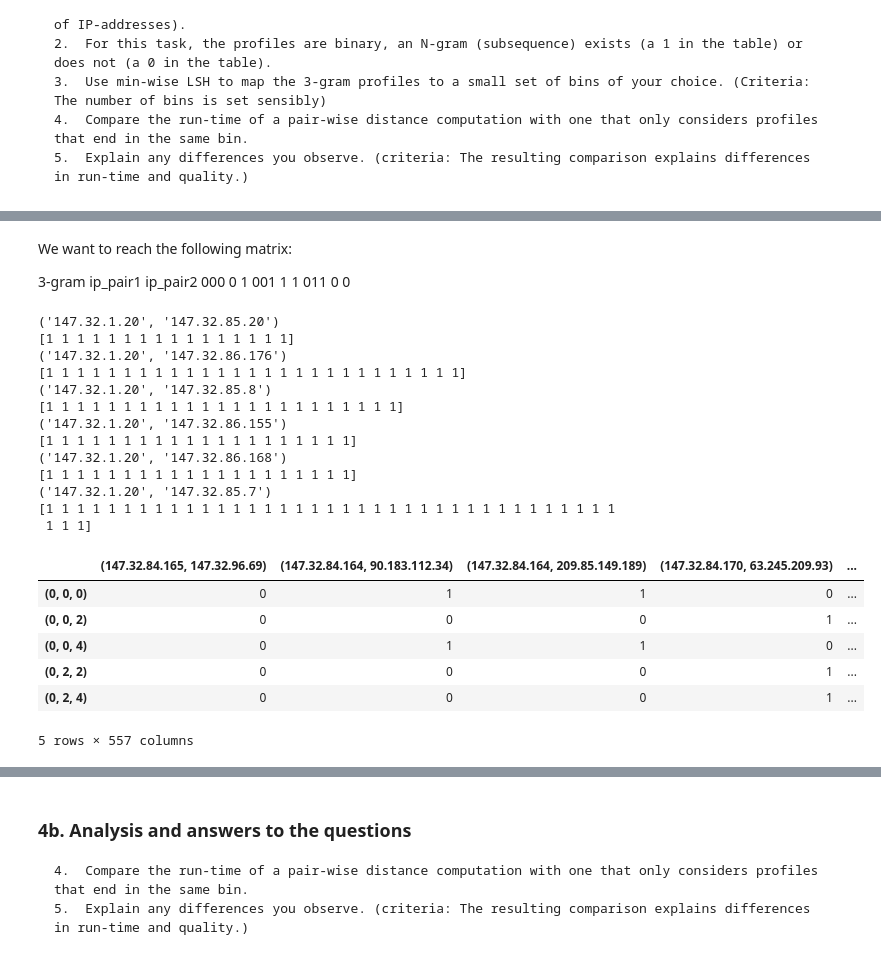
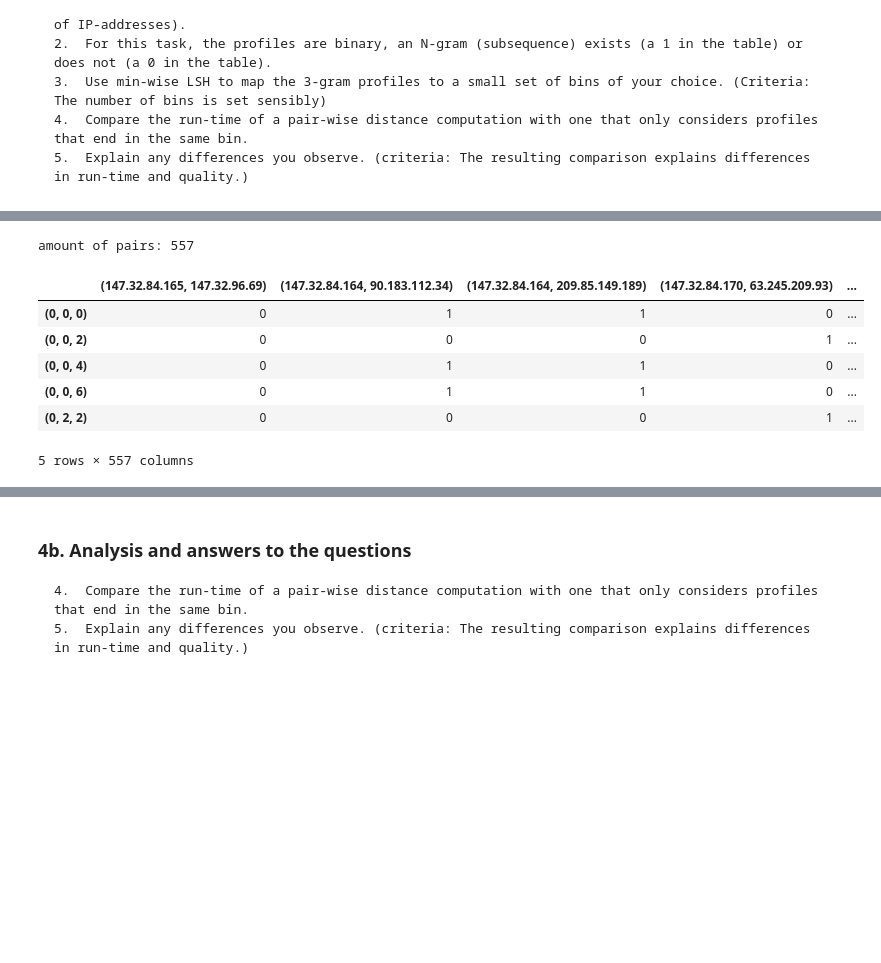
Before and after one commit to mennobo/cda_2_3_4, a Jupyter notebook: Assignment_3/Lab3 (2).ipynb, the cells around one changed output, grey strips where cells are left out. Drawn from its saved outputs; the diff is of its cells as text; code cells hidden in the pictures; blank space fills up the shorter version.

```diff
--- a/Assignment_3/Lab3 (2).ipynb
+++ b/Assignment_3/Lab3 (2).ipynb
@@ -417,17 +779,0 @@ Implement min-wise locality sensitive hashing as explained in the slides and the
-# %%
-# Get Values to discretize
-val = data_no_background['TotPkts'].values
-TotPkts_disc = discretize(val, 3)
-
-# add discretized values to the dataframe
-data_no_background['Discrete_TotPkts'] = TotPkts_disc
-feat = ['Proto', 'Discrete_TotPkts']
-
-# Select only values associated with the infected host we want to look at
-infected_data = data_no_background[np.logical_or(data_no_background['SrcAddr']==infected_hosts[0], data_no_background['DstAddr']==infected_hosts[0])]
-infected_data = infected_data[feat].values # selects values of Proto and Discrete_Totpkts
-infected_code = extract_code(infected_data) # Convert the Proto and Discrete_Totpkts to a new code
-
-# Get values from a normal host to compare
-clean_data = data_no_background[np.logical_or(data_no_background['SrcAddr']==normal_hosts[0], data_no_background['DstAddr']==normal_hosts[0])][feat].values
-test_code= extract_code(clean_data)
@@ -453,76 +780,71 @@ print(f'amount of pairs: {len(ip_pairs)}')
-# %% [markdown]
-We want to reach the following matrix:
-
-3-gram     ip_pair1     ip_pair2
-000        0            1
-001        1            1
-011        0            0
 # %%
+# Generate all possible IP-pairs
+ip_pairs = set()
+for index, row in data_no_background.iterrows():
+    pair = (row['SrcAddr'], row['DstAddr'])
+    if not (row['DstAddr'], row['SrcAddr']) in ip_pairs:
+        if not pair in ip_pairs:
+            ip_pairs.add(pair)
+print(f'amount of pairs: {len(ip_pairs)}')
+
+# We want to reach the following matrix:
+
+# 3-gram     ip_pair1     ip_pair2
+# 000        0            1
+# 001        1            1
+# 011        0            0
+
 from nltk import ngrams
 
 def n_grams_set(n, data):
     return set([gr for gr in ngrams(data, n)])
 
-# Convert to function for multiple scenarios?
-
-# Find out all possible code values
+# Generate a new column with all the code values
 total_data = data_no_background[['Proto', 'Discrete_TotPkts']].values # selects values of Proto and Discrete_Totpkts
 total_codes = extract_code(total_data)
+data_no_background.loc[:,'Proto_DiscreteTotPkts'] = total_codes.tolist()
 possible_vals = np.unique(total_codes)
 
 # first create a dataframe containing all possible indices:
 indices = set()
-max_val = max(possible_vals) + 1
-for one in range(0, max_val):
-    for two in range(0, max_val):
-        for three in range(0, max_val):
+for one in possible_vals:
+    for two in possible_vals:
+        for three in possible_vals:
             indices.add((one, two, three))
 result_df = pd.DataFrame(columns=sorted(list(indices)))
+
 
 # For every pair: discretize the value
 for pair in ip_pairs:
 
     # Get all data associated with the pair
     pair_data = data_no_background[
         np.logical_or(
             np.logical_or(data_no_background['SrcAddr']==pair[0], data_no_background['DstAddr']==pair[1]),
             np.logical_or(data_no_background['SrcAddr']==pair[1], data_no_background['DstAddr']==pair[0]))]
-    pair_data = pair_data[['Proto', 'Discrete_TotPkts']].values # selects values of Proto and Discrete_Totpkts
-    pair_code = extract_code(pair_data) # Convert the Proto and Discrete_Totpkts to a new code
+    pair_code = pair_data['Proto_DiscreteTotPkts'].values
 
     # We now have [4 4 2 ... 6 6 6] for this pair, we want to get the unique n_grams
     pair_set = n_grams_set(3, pair_code)
 
     # We add a row to the resulting dataframe with the title of the pair
     result_df = result_df.append(pd.Series(name=pair))
 
     # For every 3-gram present in the pair we add a 1
     for val in pair_set:
         result_df.loc[pair, val] = 1
 
 # Drop all non used tri-gram pairs and fill the na with 0
 result_df.dropna(how='all', axis=1, inplace=True)
 result_df.fillna(0, inplace = True)
 result_df = result_df.transpose()
 result_df.head()
 # %% [output]
-('147.32.1.20', '147.32.85.20')
-[1 1 1 1 1 1 1 1 1 1 1 1 1 1 1 1]
-('147.32.1.20', '147.32.86.176')
-[1 1 1 1 1 1 1 1 1 1 1 1 1 1 1 1 1 1 1 1 1 1 1 1 1 1 1]
-('147.32.1.20', '147.32.85.8')
-[1 1 1 1 1 1 1 1 1 1 1 1 1 1 1 1 1 1 1 1 1 1 1]
-('147.32.1.20', '147.32.86.155')
-[1 1 1 1 1 1 1 1 1 1 1 1 1 1 1 1 1 1 1 1]
-('147.32.1.20', '147.32.86.168')
-[1 1 1 1 1 1 1 1 1 1 1 1 1 1 1 1 1 1 1 1]
-('147.32.1.20', '147.32.85.7')
-[1 1 1 1 1 1 1 1 1 1 1 1 1 1 1 1 1 1 1 1 1 1 1 1 1 1 1 1 1 1 1 1 1 1 1 1 1
- 1 1 1]
+amount of pairs: 557
 |  | (147.32.84.165, 147.32.96.69) | (147.32.84.164, 90.183.112.34) | (147.32.84.164, 209.85.149.189) | (147.32.84.170, 63.245.209.93) | ... |
 | (0, 0, 0) | 0 | 1 | 1 | 0 | ... |
 | (0, 0, 2) | 0 | 0 | 0 | 1 | ... |
 | (0, 0, 4) | 0 | 1 | 1 | 0 | ... |
+| (0, 0, 6) | 0 | 1 | 1 | 0 | ... |
 | (0, 2, 2) | 0 | 0 | 0 | 1 | ... |
-| (0, 2, 4) | 0 | 0 | 0 | 1 | ... |
 5 rows × 557 columns
```
Also changed, not shown: parts of 45 cells of this notebook, 1 other file.
